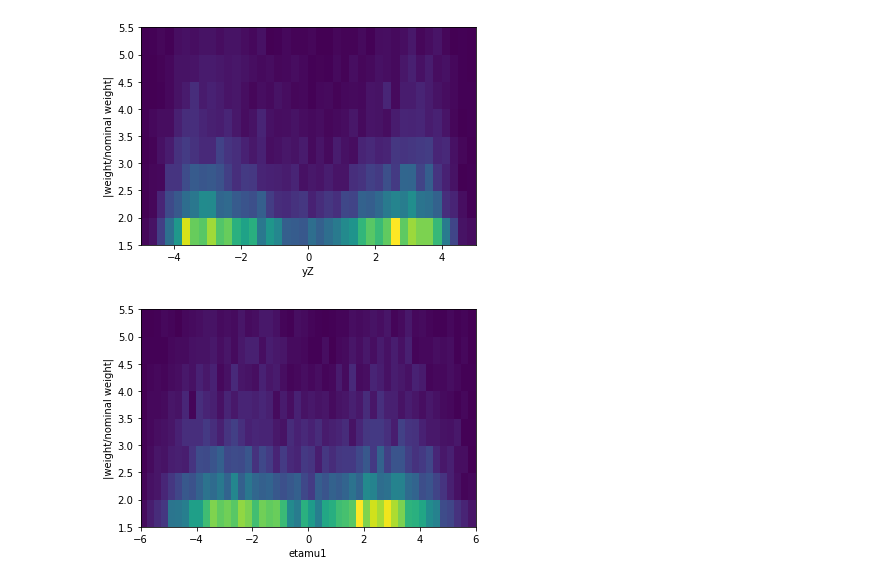
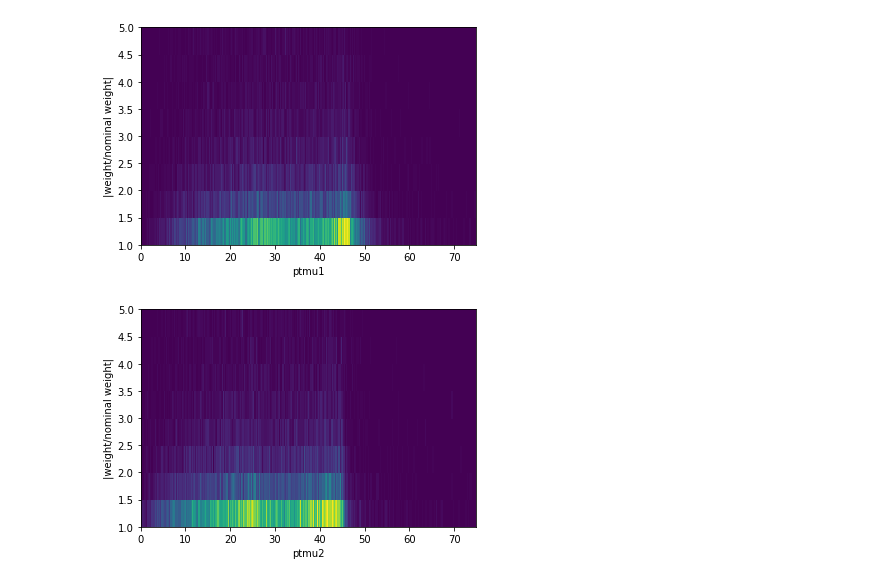
Before and after one commit to kdlong/MiNNLOValidation, a Jupyter notebook: genWeightStudy.ipynb, the cells around one changed output. Drawn from its saved outputs; the diff is of its cells as text; code cells hidden in the pictures.

Commit message:
Fix binning, and unit vs. non-unit plots

```diff
--- a/genWeightStudy.ipynb
+++ b/genWeightStudy.ipynb
@@ -40,15 +54 @@ df_filt["mu2idx"] = df_filt.apply(lambda x: 1 if x["LHEPart_pt"][0] > x["LHEPart
-# %%
-df_filt["mu1"] = df_filt.apply(lambda x: TLorentzVector.from_ptetaphim(x["LHEPart_pt"][x["mu1idx"]], x["LHEPart_eta"][x["mu1idx"]], x["LHEPart_phi"][x["mu1idx"]], x["LHEPart_mass"][x["mu1idx"]]), axis=1)
-df_filt["mu2"] = df_filt.apply(lambda x: TLorentzVector.from_ptetaphim(x["LHEPart_pt"][x["mu2idx"]], x["LHEPart_eta"][x["mu2idx"]], x["LHEPart_phi"][x["mu2idx"]], x["LHEPart_mass"][x["mu2idx"]]), axis=1)
-# %%
-df_filt["pZ"] = df_filt["mu1"] + df_filt["mu2"]
-# %%
-df_filt["yZ"] = df_filt.apply(lambda x: x["pZ"].rapidity, axis=1)
-df_filt["ptZ"] = df_filt.apply(lambda x: x["pZ"].pt, axis=1)
-df_filt["ptmu1"] = df_filt.apply(lambda x: x["mu1"].pt, axis=1)
-df_filt["etamu1"] = df_filt.apply(lambda x: x["mu1"].eta, axis=1)
-df_filt["ptmu2"] = df_filt.apply(lambda x: x["mu2"].pt, axis=1)
-df_filt["etamu2"] = df_filt.apply(lambda x: x["mu2"].eta, axis=1)
-# %%
-df_filt["NormAbsGenWeight"] = abs(df_filt["genWeight"])/nominalw
 # %%
@@ -61,14 +97,14 @@ plt.show()
 # %%
-hist = plt.hist2d(df_filt["yZ"], df_filt["NormAbsGenWeight"], bins=([-5+0.25*i for i in range(41)], [1+0.5*i for i in range(1, 10)]))
-plt.xlabel("yZ")
+hist = plt.hist2d(df_filt["ptmu1"], df_filt["NormAbsGenWeight"], bins=([0.25*i for i in range(300)], [1+0.5*i for i in range(9)]))
+plt.xlabel("ptmu1")
 plt.ylabel("|weight/nominal weight|")
 plt.show()
 # %% [output]
-[figure, old version]
+[figure, new version]
 # %%
-hist = plt.hist2d(df_filt["etamu1"], df_filt["NormAbsGenWeight"], bins=([-6+0.25*i for i in range(49)], [1+0.5*i for i in range(1, 10)]))
-plt.xlabel("etamu1")
+hist = plt.hist2d(df_filt["ptmu2"], df_filt["NormAbsGenWeight"], bins=([0.25*i for i in range(300)], [1+0.5*i for i in range(9)]))
+plt.xlabel("ptmu2")
 plt.ylabel("|weight/nominal weight|")
 plt.show()
 # %% [output]
-[figure, old version]
+[figure, new version]
```
Also changed, not shown: parts of 22 cells of this notebook.
